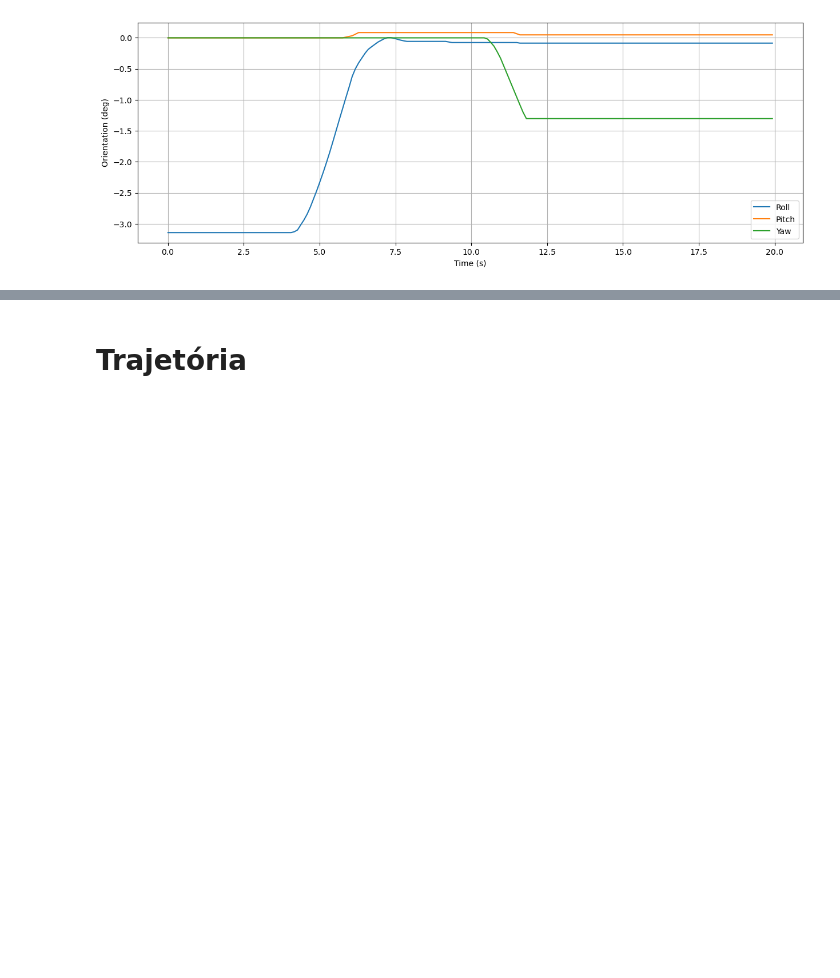
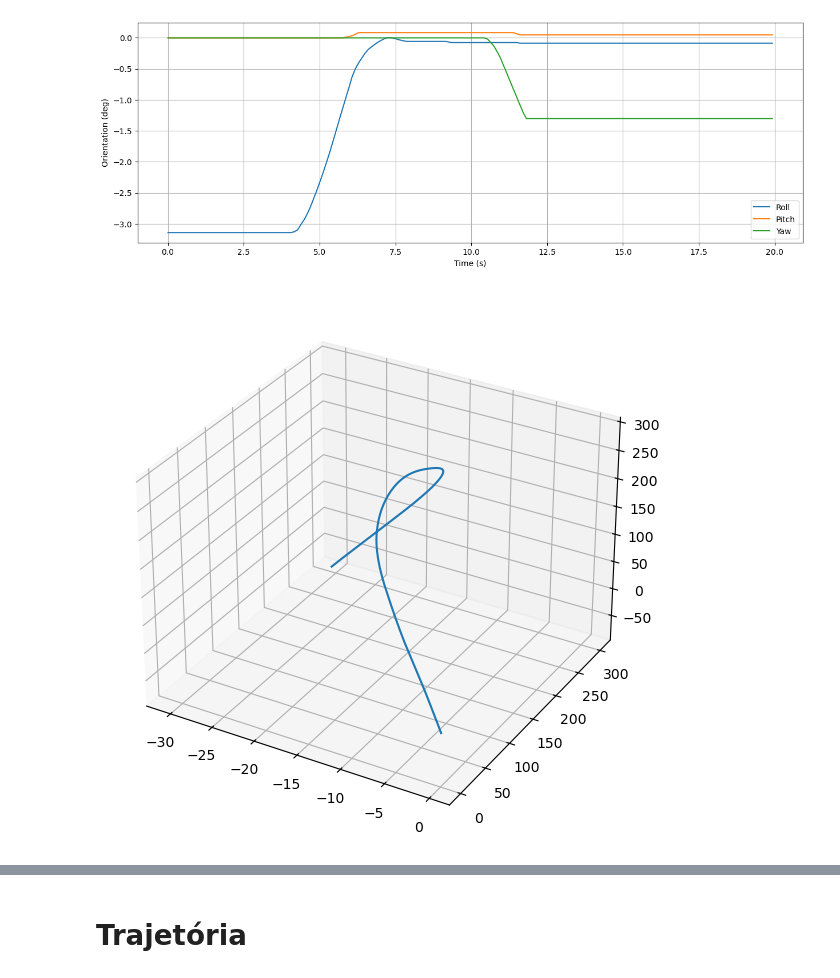
Before and after one commit to RodsCoimbra/IST-ROBO, a Jupyter notebook: task1.ipynb, the cells around one changed output, grey strips where cells are left out. Drawn from its saved outputs; the diff is of its cells as text; code cells hidden in the pictures; blank space fills up the shorter version.

```diff
--- a/task1.ipynb
+++ b/task1.ipynb
@@ -189,11 +205,24 @@ delta_orientation = np.radians(delta_orientation)
 # %%
-# vel_prev = filtered_acceleration[0] * time[0]
-# position = [vel_prev*time[0]]
-# t_prev = 0
-# for t, ac in zip(time[1:], filtered_acceleration[1:]):
-#     dt = t - t_prev
-#     vel = vel_prev + ac*dt
-#     position.append(position[-1] + vel*dt)
+total_rotation = np.eye(3)
+t_prev = time[0]
+gravity_world = np.array([0, 0, -9.81])
+vel_prev = filtered_acceleration[0] * time[0]
+position = [vel_prev*time[0]]
+t_prev = 0
+for t, ac in zip(time[1:], filtered_acceleration[1:]):
+    dt = t - t_prev
+    vel = vel_prev + ac*dt
+    position.append(position[-1] + vel*dt)
+    vel_prev = vel
+    t_prev = t
 
-#     vel_prev = vel
-#     t_prev = t
+position = np.array(position)
+fig = plt.figure(figsize=(10, 7))
+ax = fig.add_subplot(111, projection='3d')
+# Plot the trajectory
+ax.plot(position[:,0], position[:,1], position[:,2], label="Trajectory")
+total_rotation = [np.eye(3)]
+for t, delta in zip(time, delta_orientation):
+    total_rotation.append(rotation_matrix(*delta) @ total_rotation[-1])
+# %% [output]
+[figure, added]
```
Also changed, not shown: parts of 8 cells of this notebook, 1 other file.
